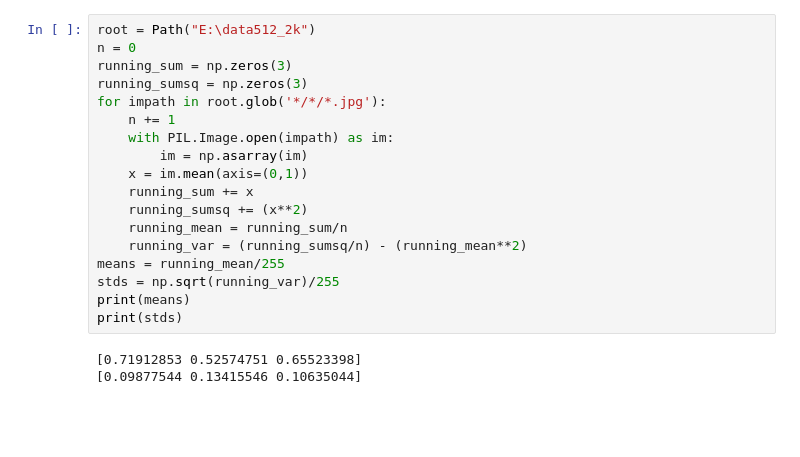
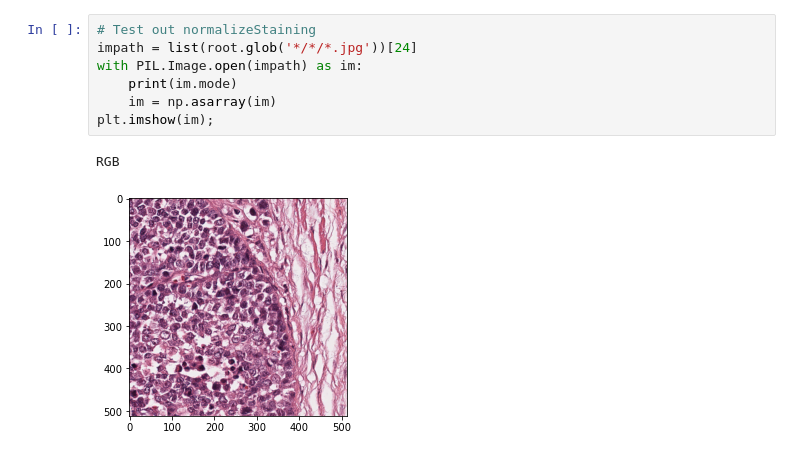
Before and after one commit to mellertd/roux_ml_final, a Jupyter notebook: Final_project_cancerdata.ipynb, the cells around one changed output. Cells and saved outputs as stored; diff of their text form; blank space fills up the shorter version.

```diff
--- a/Final_project_cancerdata.ipynb
+++ b/Final_project_cancerdata.ipynb
@@ -11,21 +23,10 @@ from torchvision.utils import make_grid
-# %%
-root = Path("E:\data512_2k")
-n = 0
-running_sum = np.zeros(3)
-running_sumsq = np.zeros(3)
-for impath in root.glob('*/*/*.jpg'):
-    n += 1
-    with PIL.Image.open(impath) as im:
-        im = np.asarray(im)
-    x = im.mean(axis=(0,1))
-    running_sum += x
-    running_sumsq += (x**2)
-    running_mean = running_sum/n
-    running_var = (running_sumsq/n) - (running_mean**2)
-means = running_mean/255
-stds = np.sqrt(running_var)/255
-print(means)
-print(stds)
-# %% [output]
-[0.71912853 0.52574751 0.65523398]
-[0.09877544 0.13415546 0.10635044]
+# %%
+# Test out normalizeStaining
+impath = list(root.glob('*/*/*.jpg'))[24]
+with PIL.Image.open(impath) as im:
+    print(im.mode)
+    im = np.asarray(im)
+plt.imshow(im);
+# %% [output]
+RGB
+[figure, added]
```
Also changed, not shown: parts of 9 cells of this notebook, 1 other file.
